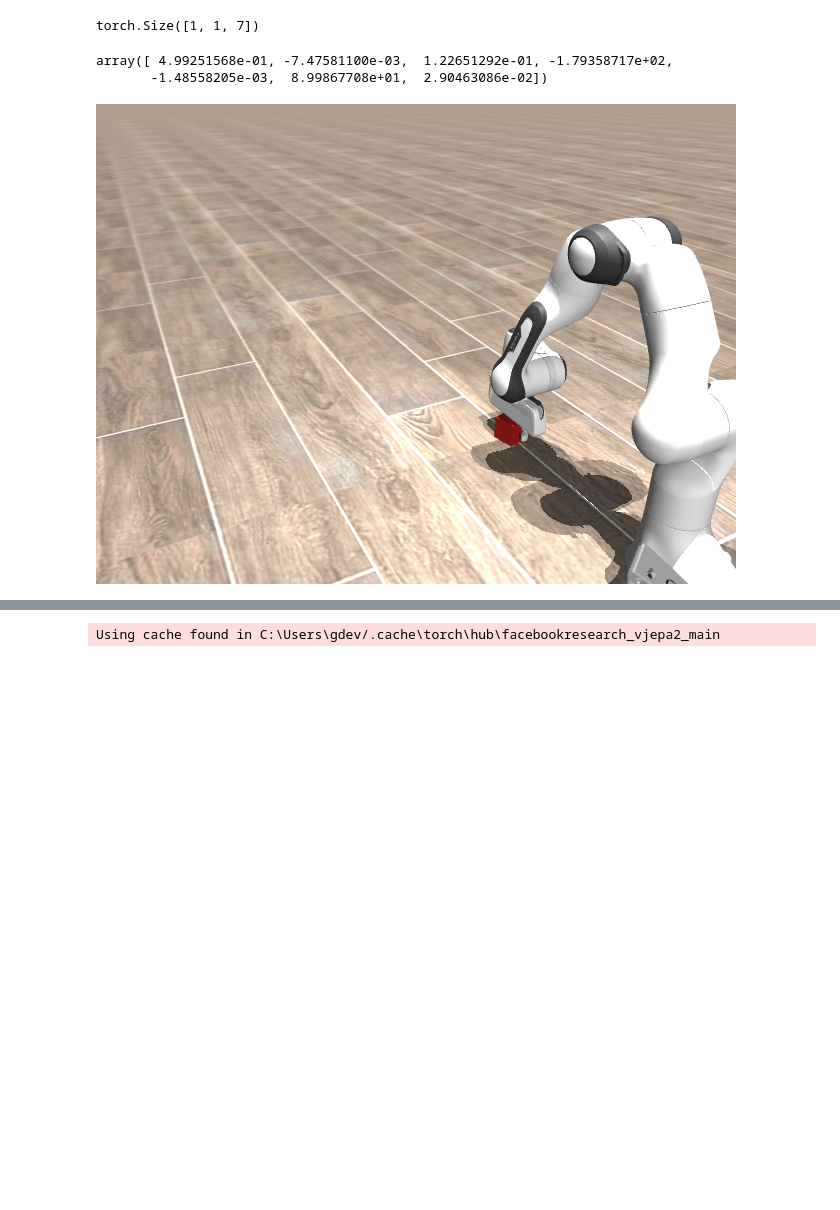
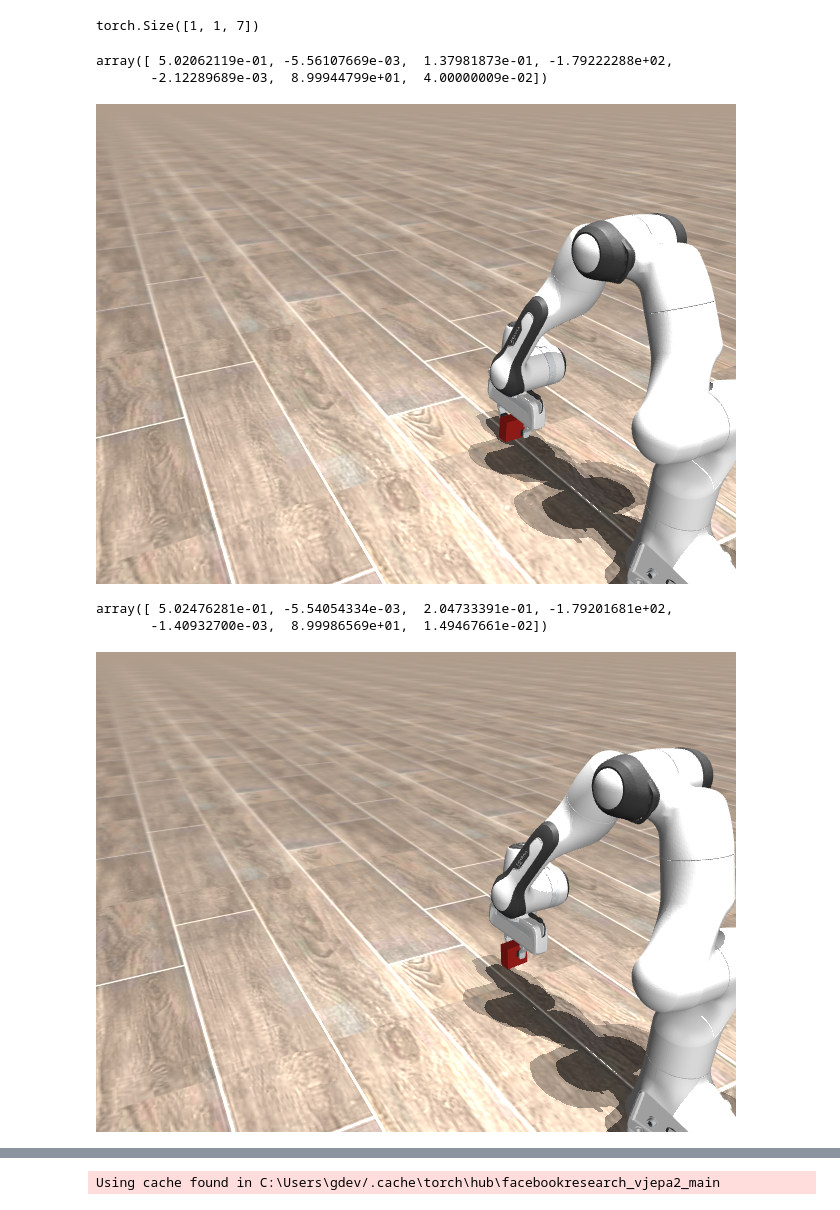
Before and after one commit to ProxyCausal/custom_gym_env, a Jupyter notebook: vjepa_AC.ipynb, the cells around one changed output, grey strips where cells are left out. Drawn from its saved outputs; the diff is of its cells as text; code cells hidden in the pictures; blank space fills up the shorter version.

```diff
--- a/vjepa_AC.ipynb
+++ b/vjepa_AC.ipynb
@@ -72,9 +75,9 @@ transform(np.stack([img_init, img_goal])).unsqueeze(0).shape
 # %% [output]
 torch.Size([1, 3, 2, 256, 256])
 # %%
-trajectory1 = np.load("outputs/capture_1766723395.7474434.npz")
+trajectory1 = np.load("outputs/capture_1768452136.134667.npz")
 #trajectory2 = np.load("outputs/capture_1766723409.1077538.npz")
-trajectory2 = np.load("outputs/capture_1767493234.4998088.npz")
+trajectory2 = np.load("outputs/capture_1768452194.7526774.npz")
 
 clips = transform(np.stack([trajectory1['img'], trajectory2['img']])).unsqueeze(0)
 s_n = torch.tensor(np.expand_dims(trajectory1['state'], (0,1))).float()
@@ -85,9 +88,15 @@ s_n.shape
 torch.Size([1, 3, 2, 256, 256])
 torch.Size([1, 1, 7])
 # %%
+trajectory1['state']
+Image.fromarray(trajectory1['img'])
+
 trajectory2['state']
 Image.fromarray(trajectory2['img'])
 # %% [output]
-array([ 4.99251568e-01, -7.47581100e-03,  1.22651292e-01, -1.79358717e+02,
-       -1.48558205e-03,  8.99867708e+01,  2.90463086e-02])
+array([ 5.02062119e-01, -5.56107669e-03,  1.37981873e-01, -1.79222288e+02,
+       -2.12289689e-03,  8.99944799e+01,  4.00000009e-02])
-[figure, old version]
+[figure, new version]
+array([ 5.02476281e-01, -5.54054334e-03,  2.04733391e-01, -1.79201681e+02,
+       -1.40932700e-03,  8.99986569e+01,  1.49467661e-02])
+[figure, added]
```
Also changed, not shown: parts of 5 cells of this notebook, 3 other files.
